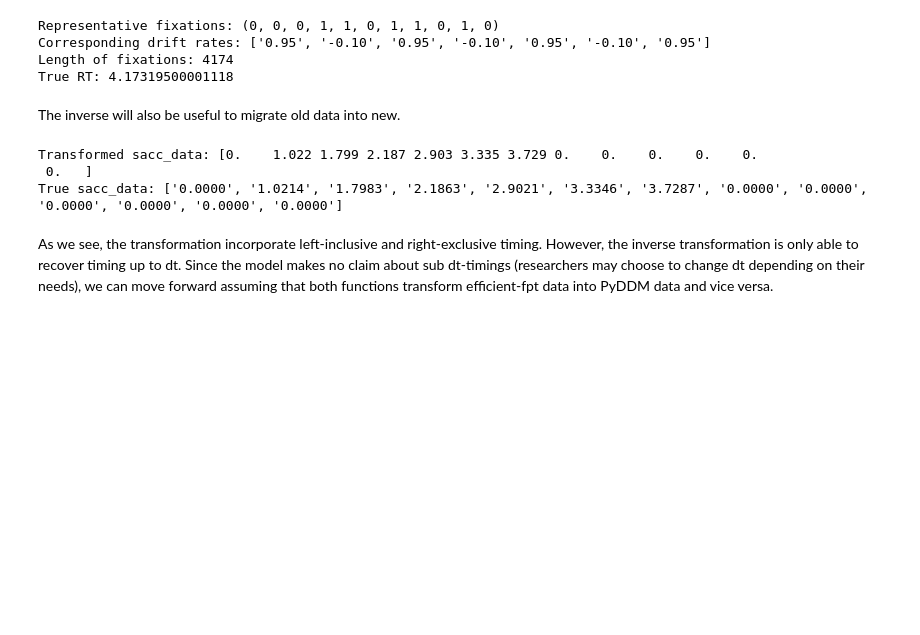
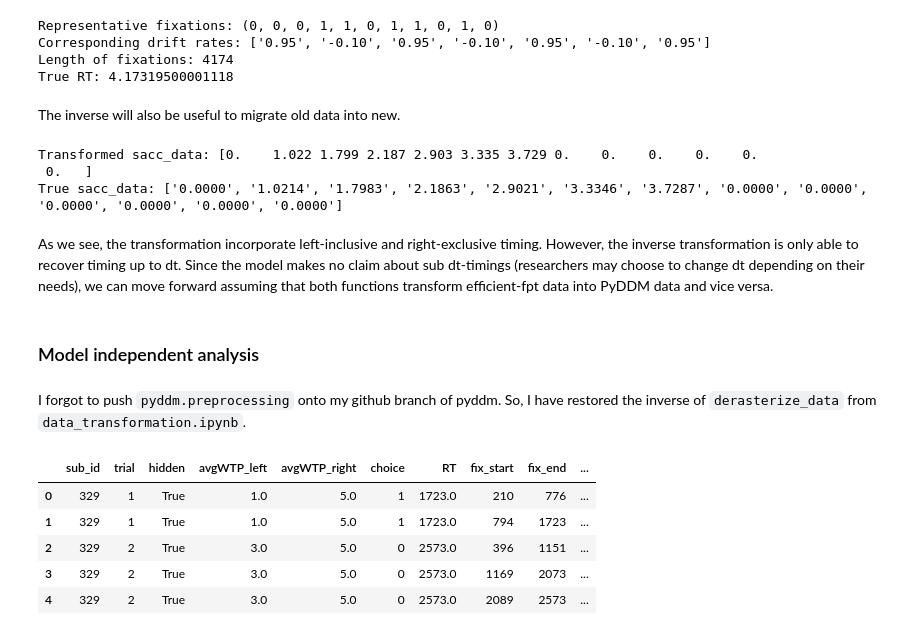
Before and after one commit to Hehesh/efficient-fpt, a Jupyter notebook: mia.ipynb, the cells around one changed output. Saved outputs shown, nothing was run; the diff lists cells and outputs as text; code cells hidden in the pictures; blank space fills up the shorter version.

Commit message:
Notebooks to push

```diff
--- a/mia.ipynb
+++ b/mia.ipynb
@@ -166,3 +172,7 @@ Transformed sacc_data: [0.    1.022 1.799 2.187 2.903 3.335 3.729 0.    0.    0.
 True sacc_data: ['0.0000', '1.0214', '1.7983', '2.1863', '2.9021', '3.3346', '3.7287', '0.0000', '0.0000', '0.0000', '0.0000', '0.0000', '0.0000']
 # %% [markdown]
 As we see, the transformation incorporate left-inclusive and right-exclusive timing. However, the inverse transformation is only able to recover timing up to dt. Since the model makes no claim about sub dt-timings (researchers may choose to change dt depending on their needs), we can move forward assuming that both functions transform efficient-fpt data into PyDDM data and vice versa.
+# %% [markdown]
+### Model independent analysis
+# %% [markdown]
+I forgot to push `pyddm.preprocessing` onto my github branch of pyddm. So, I have restored the inverse of `derasterize_data` from `data_transformation.ipynb`.
@@ -168,0 +265,26 @@ As we see, the transformation incorporate left-inclusive and right-exclusive tim
+# %%
+samples_rasterized = samples_rasterized.loc[:, ['sub_id', 'trial', 'hidden', 'avgWTP_left', 'avgWTP_right', 'choice', 'RT', 'fix_start', 'fix_end', 'fix_location']]
+samples_rasterized['fix_dur'] = samples_rasterized.apply(
+    lambda r: r['fix_end'] - r['fix_start'],
+    axis=1
+)
+
+samples_rasterized['fix_num'] = (
+    samples_rasterized
+    .groupby(['sub_id', 'trial'])
+    .cumcount() + 1
+)
+
+samples_rasterized['fix_num_rev'] = (
+    samples_rasterized
+    .groupby(['sub_id', 'trial'])
+    .cumcount(ascending=False) + 1
+)
+samples_rasterized.head()
+# %% [output]
+|  | sub_id | trial | hidden | avgWTP_left | avgWTP_right | choice | RT | fix_start | fix_end | ... |
+| 0 | 329 | 1 | True | 1.0 | 5.0 | 1 | 1723.0 | 210 | 776 | ... |
+| 1 | 329 | 1 | True | 1.0 | 5.0 | 1 | 1723.0 | 794 | 1723 | ... |
+| 2 | 329 | 2 | True | 3.0 | 5.0 | 0 | 2573.0 | 396 | 1151 | ... |
+| 3 | 329 | 2 | True | 3.0 | 5.0 | 0 | 2573.0 | 1169 | 2073 | ... |
+| 4 | 329 | 2 | True | 3.0 | 5.0 | 0 | 2573.0 | 2089 | 2573 | ... |
```
Also changed, not shown: parts of 13 cells of this notebook, 1 other file.
